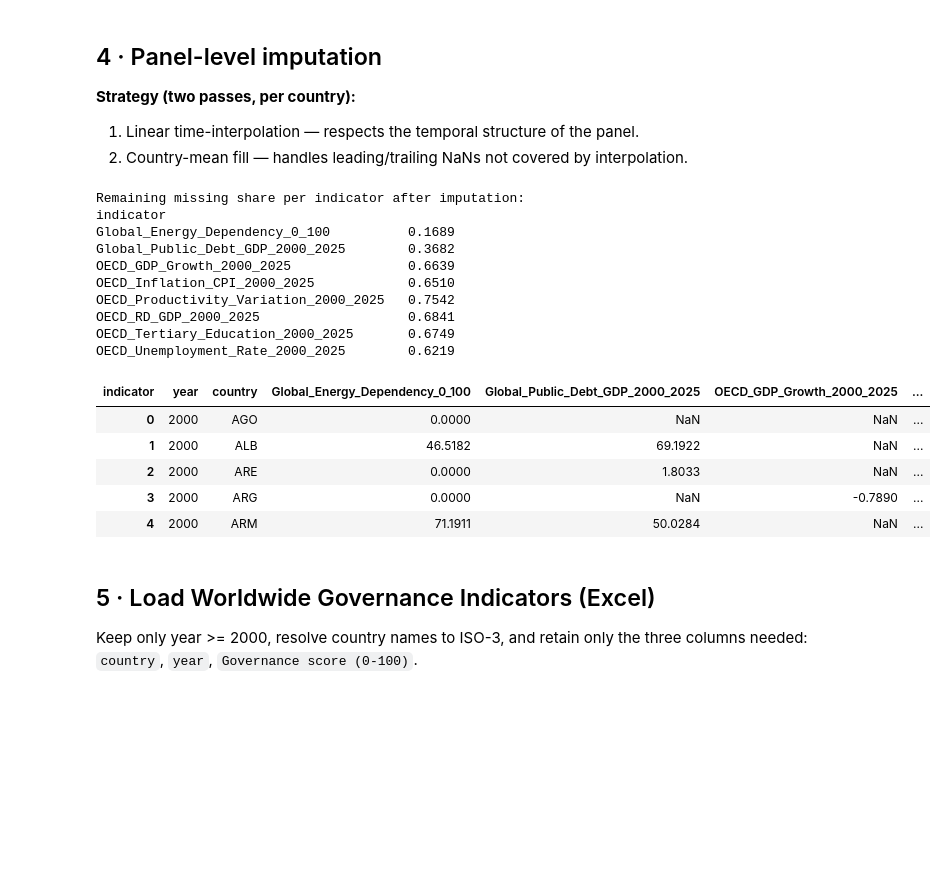
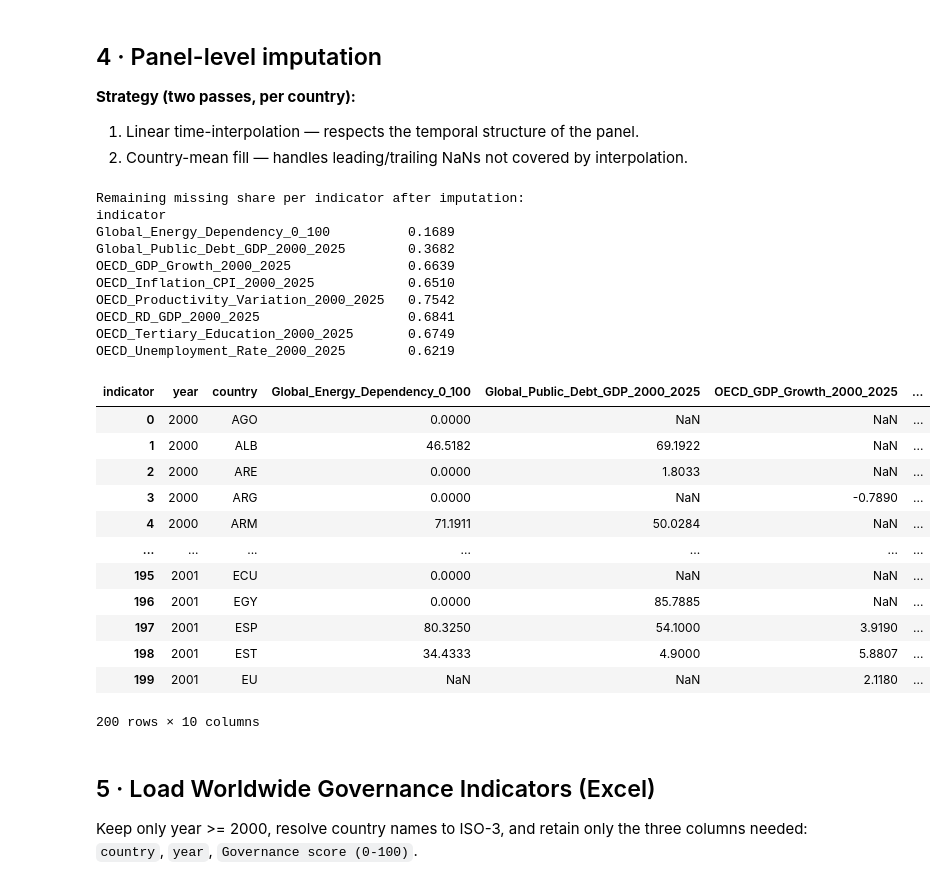
Before and after one commit to FRA-0023/Economic_Structural_Resilience_in_OECD_Countries, a Jupyter notebook: Data_Preprocessing_Clean.ipynb, the cells around one changed output. Saved outputs shown, nothing was run; the diff lists cells and outputs as text; code cells hidden in the pictures; blank space fills up the shorter version.

```diff
--- a/Data_Preprocessing_Clean.ipynb
+++ b/Data_Preprocessing_Clean.ipynb
@@ -187,34 +194,41 @@ numeric_cols = final_clean.select_dtypes(include="number").columns.difference(["
 # Pass 1 — linear interpolation within each country-time series
 final_clean[numeric_cols] = final_clean.groupby("country")[numeric_cols].transform(
     lambda x: x.interpolate(method="linear", limit_direction="both")
 )
 
 # Pass 2 — country-mean fill for residual edge NaNs
 final_clean[numeric_cols] = final_clean.groupby("country")[numeric_cols].transform(
     lambda x: x.fillna(x.mean())
 )
 
 missing_share = final_clean[numeric_cols].isnull().mean().round(4)
 print("Remaining missing share per indicator after imputation:")
 print(missing_share.to_string())
-final_clean.head()
+final_clean.head(200)
 # %% [output]
 Remaining missing share per indicator after imputation:
 indicator
 Global_Energy_Dependency_0_100          0.1689
 Global_Public_Debt_GDP_2000_2025        0.3682
 OECD_GDP_Growth_2000_2025               0.6639
 OECD_Inflation_CPI_2000_2025            0.6510
 OECD_Productivity_Variation_2000_2025   0.7542
 OECD_RD_GDP_2000_2025                   0.6841
 OECD_Tertiary_Education_2000_2025       0.6749
 OECD_Unemployment_Rate_2000_2025        0.6219
 | indicator | year | country | Global_Energy_Dependency_0_100 | Global_Public_Debt_GDP_2000_2025 | OECD_GDP_Growth_2000_2025 | ... |
 | 0 | 2000 | AGO | 0.0000 | NaN | NaN | ... |
 | 1 | 2000 | ALB | 46.5182 | 69.1922 | NaN | ... |
 | 2 | 2000 | ARE | 0.0000 | 1.8033 | NaN | ... |
 | 3 | 2000 | ARG | 0.0000 | NaN | -0.7890 | ... |
 | 4 | 2000 | ARM | 71.1911 | 50.0284 | NaN | ... |
+| ... | ... | ... | ... | ... | ... | ... |
+| 195 | 2001 | ECU | 0.0000 | NaN | NaN | ... |
+| 196 | 2001 | EGY | 0.0000 | 85.7885 | NaN | ... |
+| 197 | 2001 | ESP | 80.3250 | 54.1000 | 3.9190 | ... |
+| 198 | 2001 | EST | 34.4333 | 4.9000 | 5.8807 | ... |
+| 199 | 2001 | EU | NaN | NaN | 2.1180 | ... |
+200 rows × 10 columns
 # %% [markdown]
 ## 5 · Load Worldwide Governance Indicators (Excel)
 
```
Also changed, not shown: parts of 2 cells of this notebook, 3 other files.
